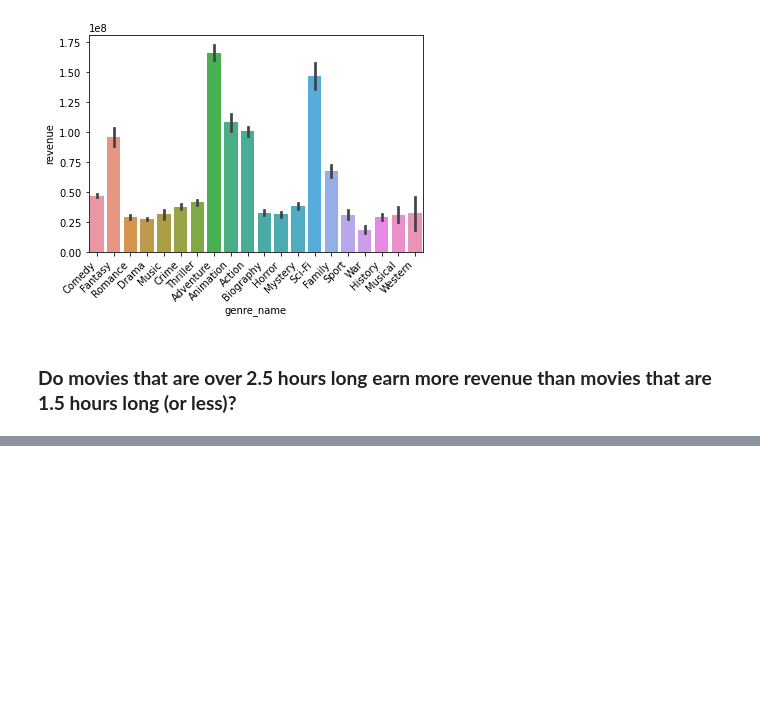
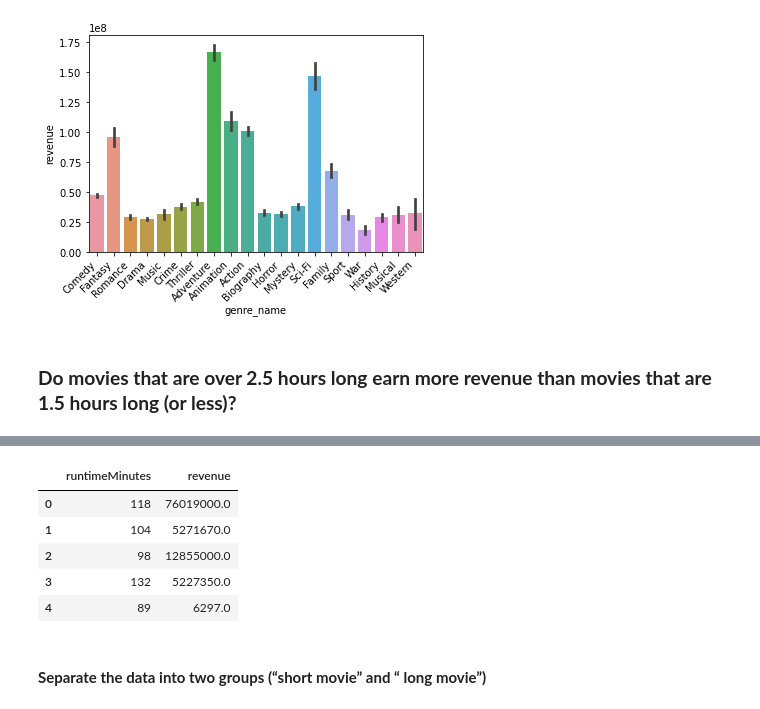
Before and after one commit to YBilodeau/Movie-Production-Business-Analysis, a Jupyter notebook: Phase 4 - Hypothesis Testing.ipynb, the cells around one changed output, grey strips where cells are left out. Cells and saved outputs as stored; diff of their text form; code cells hidden in the pictures; blank space fills up the shorter version.

```diff
--- a/Phase 4 - Hypothesis Testing.ipynb
+++ b/Phase 4 - Hypothesis Testing.ipynb
@@ -575,0 +599,21 @@ ax.set_xticklabels(ax.get_xticklabels(), rotation='45', ha='right');
+# %%
+# Display the first 5 rows of the table using an SQL query
+q = """
+SELECT title_basics.runtimeMinutes, tmdb_data.revenue
+FROM tmdb_data
+JOIN title_basics ON title_basics.tconst = tmdb_data.imdb_id
+WHERE tmdb_data.revenue > 0
+;"""
+df = pd.read_sql(q, engine)
+# %%
+# Display the first (5) rows
+df.head()
+# %% [output]
+|  | runtimeMinutes | revenue |
+| 0 | 118 | 76019000.0 |
+| 1 | 104 | 5271670.0 |
+| 2 | 98 | 12855000.0 |
+| 3 | 132 | 5227350.0 |
+| 4 | 89 | 6297.0 |
+# %% [markdown]
+#### **Separate the data into two groups (“short movie” and “ long movie”)**
```
Also changed, not shown: parts of 82 cells of this notebook.
